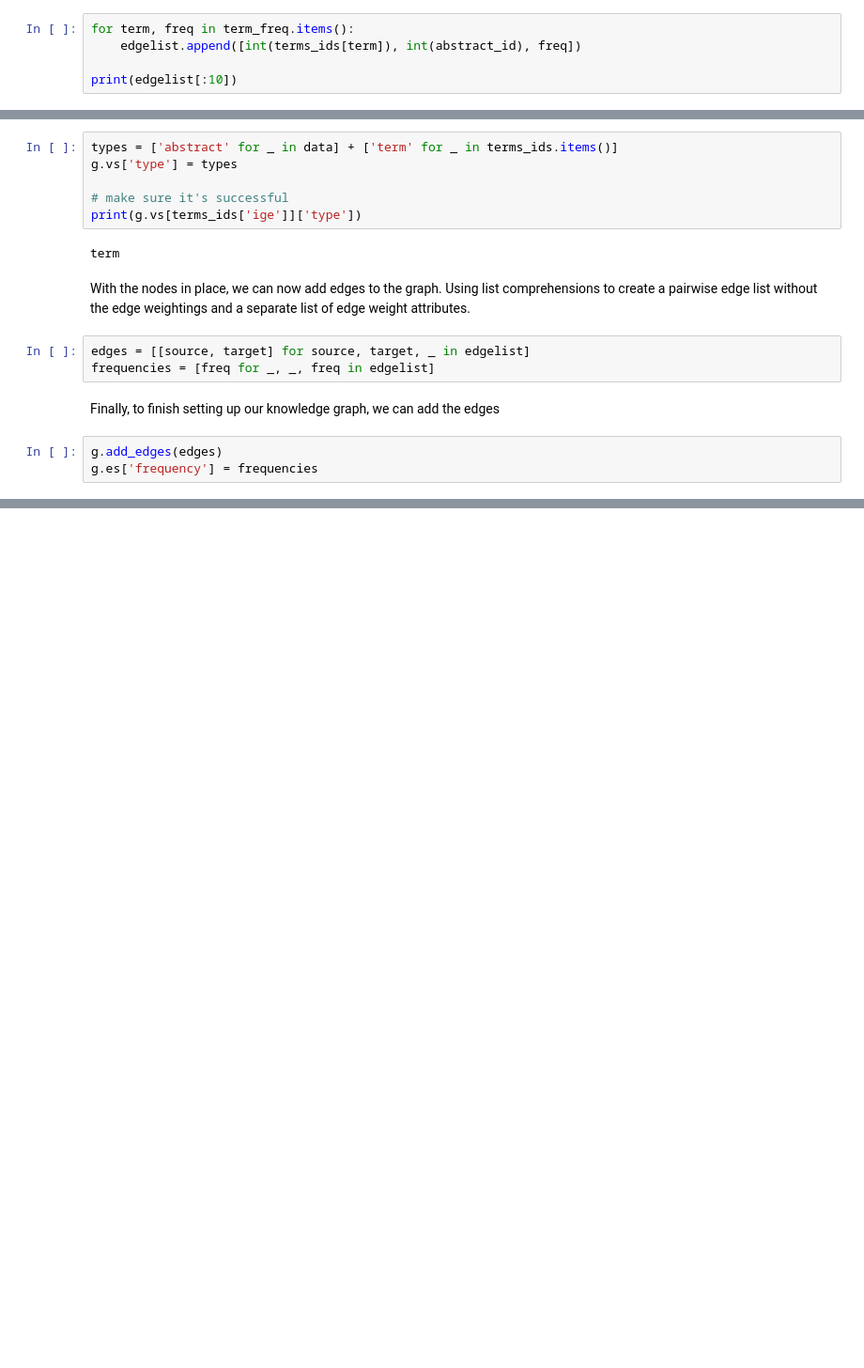
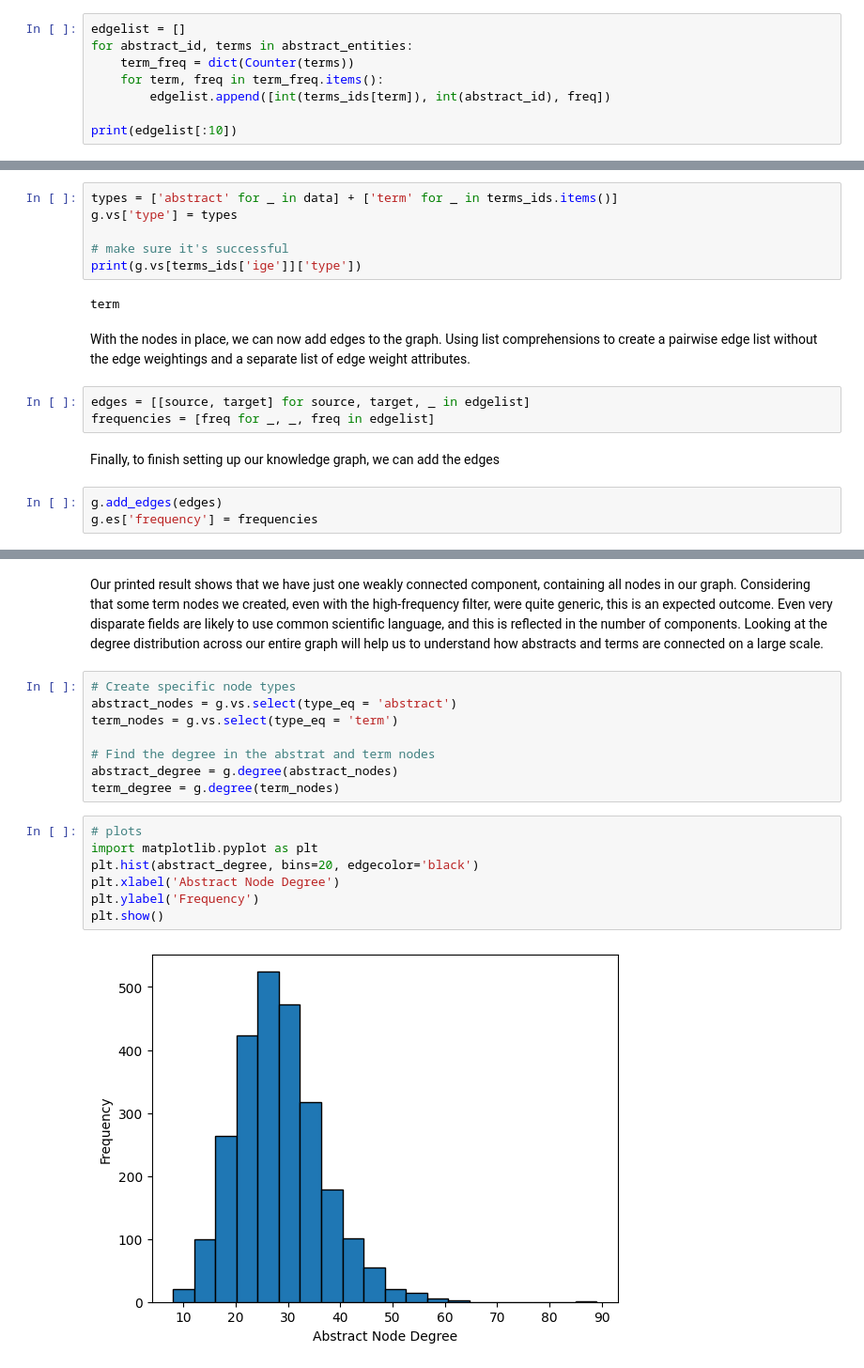
Before and after one commit to denironyx/graphCraft, a Jupyter notebook: books/graph-data-modeling-in-python/CH04/02_Building_knowledge_graph_and_community_detection.ipynb, the cells around one changed output, grey strips where cells are left out. Shown at 94% size. Saved outputs shown, nothing was run; the diff lists cells and outputs as text; blank space fills up the shorter version.

Commit message:
knowledge graph analysis and community detection

```diff
--- a/books/graph-data-modeling-in-python/CH04/02_Building_knowledge_graph_and_community_detection.ipynb
+++ b/books/graph-data-modeling-in-python/CH04/02_Building_knowledge_graph_and_community_detection.ipynb
@@ -188,8 +188,11 @@ To find the frequencies of each term in an abstract, we can again use the collec
 
 Now, we need to loop through each term in the sublist associated with the current abstract and assemble an edge from integer IDs
 # %%
-for term, freq in term_freq.items():
-    edgelist.append([int(terms_ids[term]), int(abstract_id), freq])
+edgelist = []
+for abstract_id, terms in abstract_entities:
+    term_freq = dict(Counter(terms))
+    for term, freq in term_freq.items():
+        edgelist.append([int(terms_ids[term]), int(abstract_id), freq])
 
 print(edgelist[:10])
 # %% [output]
@@ -259,0 +301,22 @@ abstract
+# %% [markdown]
+Our printed result shows that we have just one weakly connected component, containing all
+nodes in our graph. Considering that some term nodes we created, even with the high-frequency
+filter, were quite generic, this is an expected outcome. Even very disparate fields are likely to
+use common scientific language, and this is reflected in the number of components. Looking at the degree distribution across our entire graph will help us to understand how abstracts and terms are connected on a large scale.
+# %%
+# Create specific node types
+abstract_nodes = g.vs.select(type_eq = 'abstract')
+term_nodes = g.vs.select(type_eq = 'term')
+
+# Find the degree in the abstrat and term nodes
+abstract_degree = g.degree(abstract_nodes)
+term_degree = g.degree(term_nodes)
+# %%
+# plots
+import matplotlib.pyplot as plt
+plt.hist(abstract_degree, bins=20, edgecolor='black')
+plt.xlabel('Abstract Node Degree')
+plt.ylabel('Frequency')
+plt.show()
+# %% [output]
+[figure, added]
```
Also changed, not shown: parts of 12 cells of this notebook.
